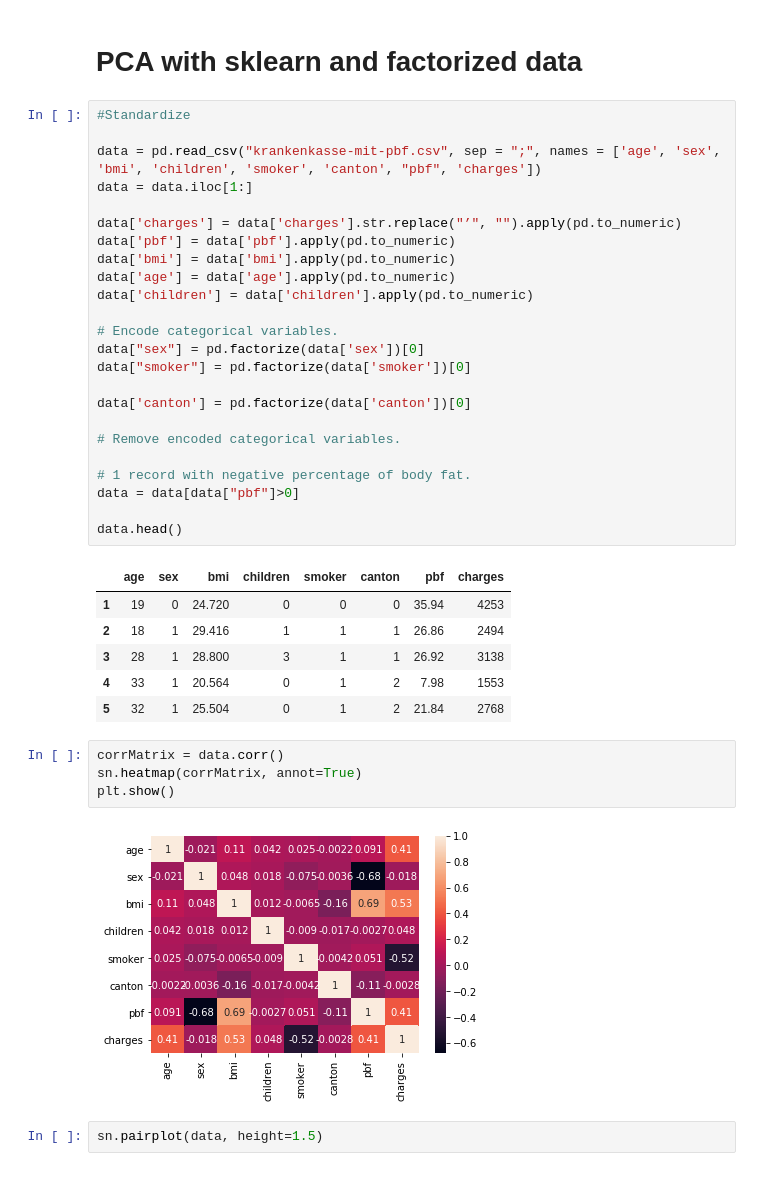
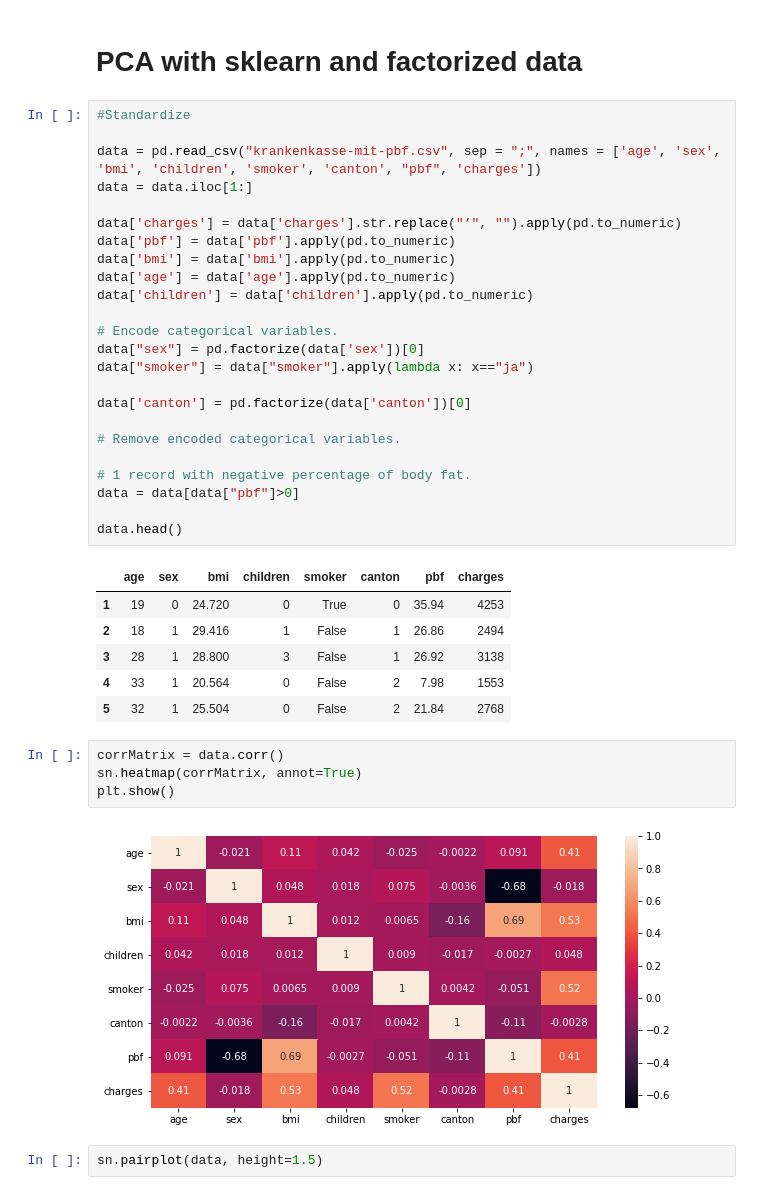
Before and after one commit to challenge-healthcare/pca, a Jupyter notebook: Main.ipynb, the cells around one changed output. Cells and saved outputs as stored; diff of their text form.

```diff
--- a/Main.ipynb
+++ b/Main.ipynb
@@ -22,40 +22,40 @@ Requirement already satisfied: retrying>=1.3.3 in c:\programdata\anaconda3\lib\s
 # %%
 #Standardize
 
 data = pd.read_csv("krankenkasse-mit-pbf.csv", sep = ";", names = ['age', 'sex', 'bmi', 'children', 'smoker', 'canton', "pbf", 'charges'])
 data = data.iloc[1:]
 
 data['charges'] = data['charges'].str.replace("’", "").apply(pd.to_numeric)
 data['pbf'] = data['pbf'].apply(pd.to_numeric)
 data['bmi'] = data['bmi'].apply(pd.to_numeric)
 data['age'] = data['age'].apply(pd.to_numeric)
 data['children'] = data['children'].apply(pd.to_numeric)
 
 # Encode categorical variables.
 data["sex"] = pd.factorize(data['sex'])[0]
-data["smoker"] = pd.factorize(data['smoker'])[0]
+data["smoker"] = data["smoker"].apply(lambda x: x=="ja")
 
 data['canton'] = pd.factorize(data['canton'])[0]
 
 # Remove encoded categorical variables.
 
 # 1 record with negative percentage of body fat.
 data = data[data["pbf"]>0]
 
 data.head()
 # %% [output]
 |  | age | sex | bmi | children | smoker | canton | pbf | charges |
-| 1 | 19 | 0 | 24.720 | 0 | 0 | 0 | 35.94 | 4253 |
-| 2 | 18 | 1 | 29.416 | 1 | 1 | 1 | 26.86 | 2494 |
-| 3 | 28 | 1 | 28.800 | 3 | 1 | 1 | 26.92 | 3138 |
-| 4 | 33 | 1 | 20.564 | 0 | 1 | 2 | 7.98 | 1553 |
-| 5 | 32 | 1 | 25.504 | 0 | 1 | 2 | 21.84 | 2768 |
+| 1 | 19 | 0 | 24.720 | 0 | True | 0 | 35.94 | 4253 |
+| 2 | 18 | 1 | 29.416 | 1 | False | 1 | 26.86 | 2494 |
+| 3 | 28 | 1 | 28.800 | 3 | False | 1 | 26.92 | 3138 |
+| 4 | 33 | 1 | 20.564 | 0 | False | 2 | 7.98 | 1553 |
+| 5 | 32 | 1 | 25.504 | 0 | False | 2 | 21.84 | 2768 |
 # %%
 corrMatrix = data.corr()
 sn.heatmap(corrMatrix, annot=True)
 plt.show()
 # %% [output]
-[figure, old version]
+[figure, new version]
 # %%
 sn.pairplot(data, height=1.5)
 # %% [output]
```
Also changed, not shown: parts of 19 cells of this notebook.
